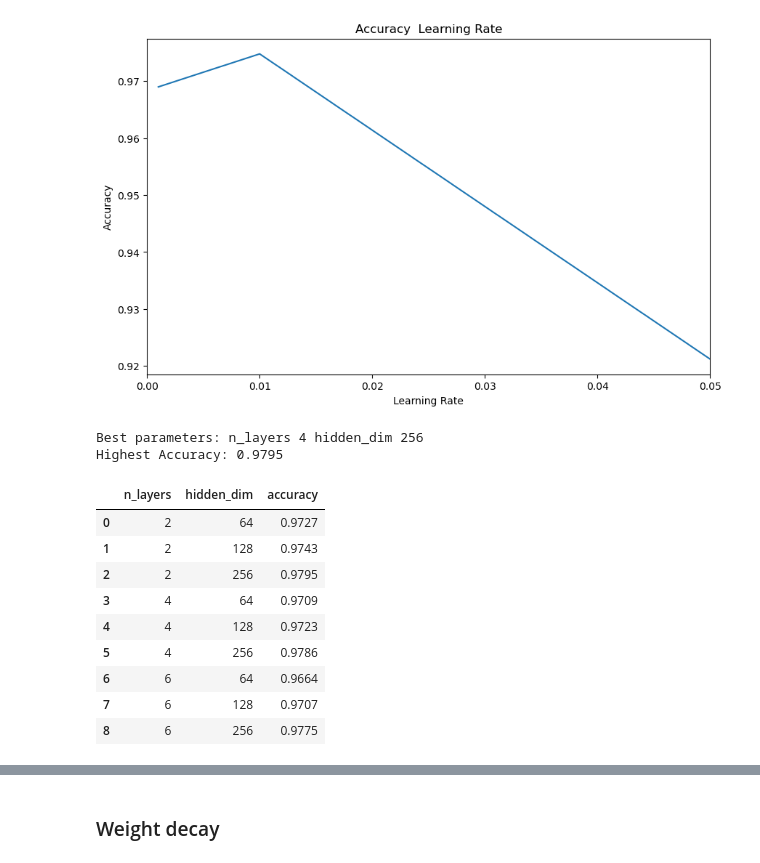
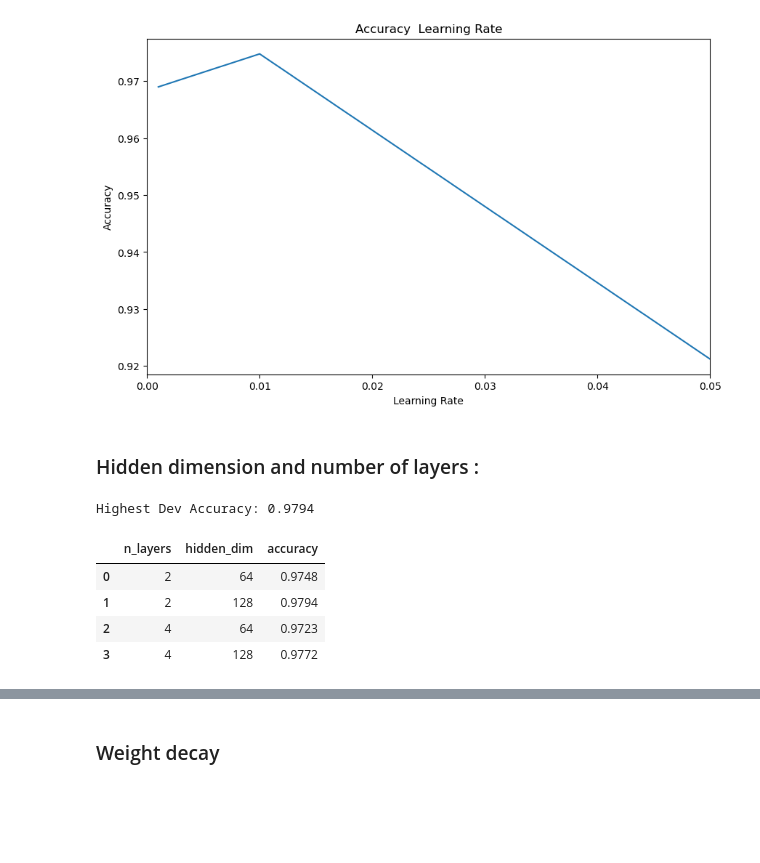
Before and after one commit to Etienne-bobo/DL_lab, a Jupyter notebook: lab2-Copy1.ipynb, the cells around one changed output, grey strips where cells are left out. Cells and saved outputs as stored; diff of their text form; code cells hidden in the pictures; blank space fills up the shorter version.

```diff
--- a/lab2-Copy1.ipynb
+++ b/lab2-Copy1.ipynb
@@ -455,7 +455,7 @@ def training_loop(network, optimizer, train_data, dev_data, n_epochs=10, verbose
             optimizer.step()
 
             # compute accuracy on train set
-            train_correct += int(np.argmax(y_hat.data) == y)
+            train_correct += int(np.argmax(_softmax(y_hat.data)) == y)
 
             # evaluate the model on the dev data after 10000 training examples (5 evaluation per epoch on dev)
             if (i+1)% 10000 == 0:
@@ -876,9 +909,11 @@ plt.xlim(0, 0.05)
 plt.show()
 # %% [output]
 [figure]
+# %% [markdown]
+### Hidden dimension and number of layers :
 # %%
-n_layers = [2, 4, 6]
-hidden_dim = [64, 128, 256]
+n_layers = [2, 4]
+hidden_dim = [64, 128,]
 # %%
 #build the grid from parameters
 grid = []
@@ -889,50 +924,44 @@ for vnbl in n_layers:
         'hidden_dim': vhd
                   })
 # %%
+
 # Initialize variables to store the best parameters and highest accuracy
 best_params = None
 best_accuracy = 0
 
 results = []
 n_iter = len(grid)
 dim_input = 28*28
 dim_output = 10
 
 # Perform the grid search
 for params in grid :
     #get the accuracy with parameters
     network = DeepNetwork(dim_input, dim_output,params['hidden_dim'],params['n_layers'])
     optimizer = SGD(network.parameters(), 0.01)
-    history, best_params = training_loop(network, optimizer, train_data, dev_data, n_epochs=5, verbose=False)
+    history, best_params = training_loop(network, optimizer, train_data, dev_data, n_epochs=10, verbose=False)
 
     accuracy = history['dev_acc'].max()
     tmp_result = dict(params)
     tmp_result['accuracy'] = accuracy
 
     results.append(tmp_result)
 
     if accuracy > best_accuracy:
         best_accuracy = accuracy
         best_params = (params['n_layers'],params['hidden_dim'])
 
-print("\nBest parameters: n_layers", best_params[0], "hidden_dim", best_params[1])
 print("Highest Dev Accuracy:", best_accuracy)
 
 results_df = pd.DataFrame(results)
 results_df
 # %% [output]
-Best parameters: n_layers 4 hidden_dim 256
-Highest Accuracy: 0.9795
+Highest Dev Accuracy: 0.9794
 |  | n_layers | hidden_dim | accuracy |
-| 0 | 2 | 64 | 0.9727 |
-| 1 | 2 | 128 | 0.9743 |
-| 2 | 2 | 256 | 0.9795 |
-| 3 | 4 | 64 | 0.9709 |
-| 4 | 4 | 128 | 0.9723 |
-| 5 | 4 | 256 | 0.9786 |
-| 6 | 6 | 64 | 0.9664 |
-| 7 | 6 | 128 | 0.9707 |
-| 8 | 6 | 256 | 0.9775 |
+| 0 | 2 | 64 | 0.9748 |
+| 1 | 2 | 128 | 0.9794 |
+| 2 | 4 | 64 | 0.9723 |
+| 3 | 4 | 128 | 0.9772 |
 # %%
 plt.plot(range(len(results_df['accuracy'])), results_df['accuracy'], 'o-')
 plt.xticks(range(len(results_df['accuracy'])), [f"({results_df['n_layers'][i]}, {results_df['hidden_dim'][i]})" for i in range(len(results_df['accuracy']))])
```
Also changed, not shown: parts of 12 cells of this notebook.
